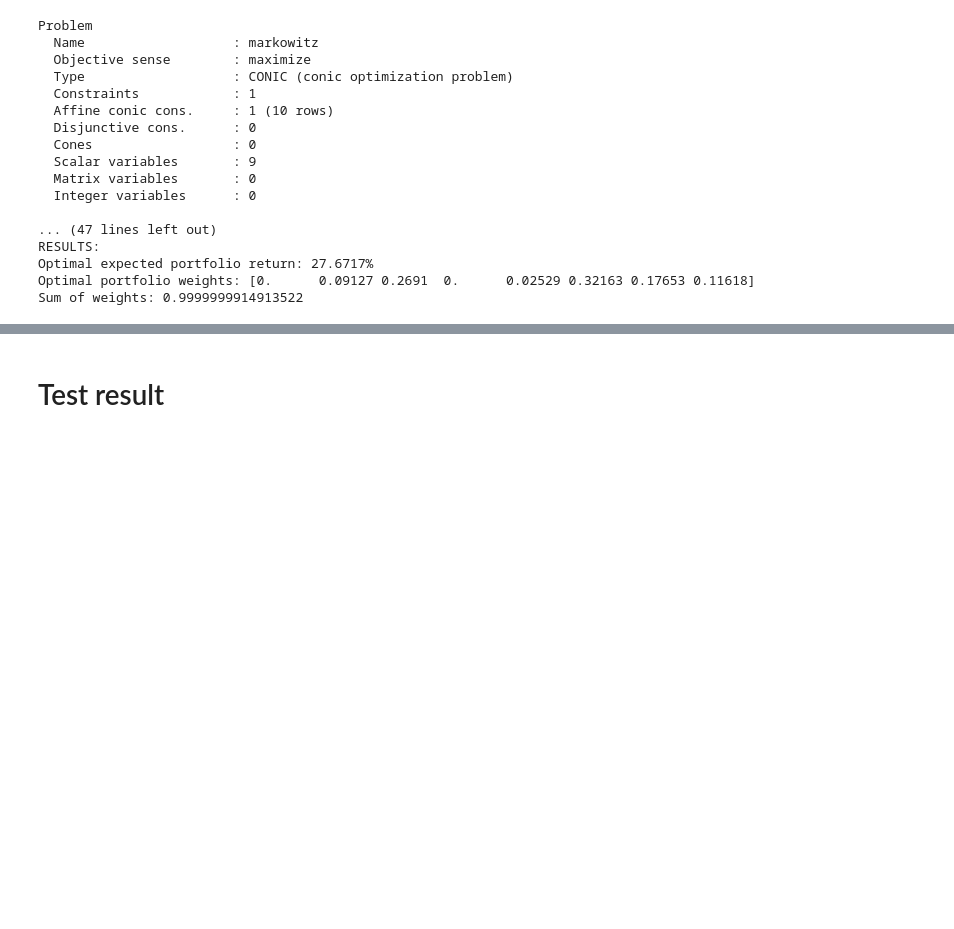
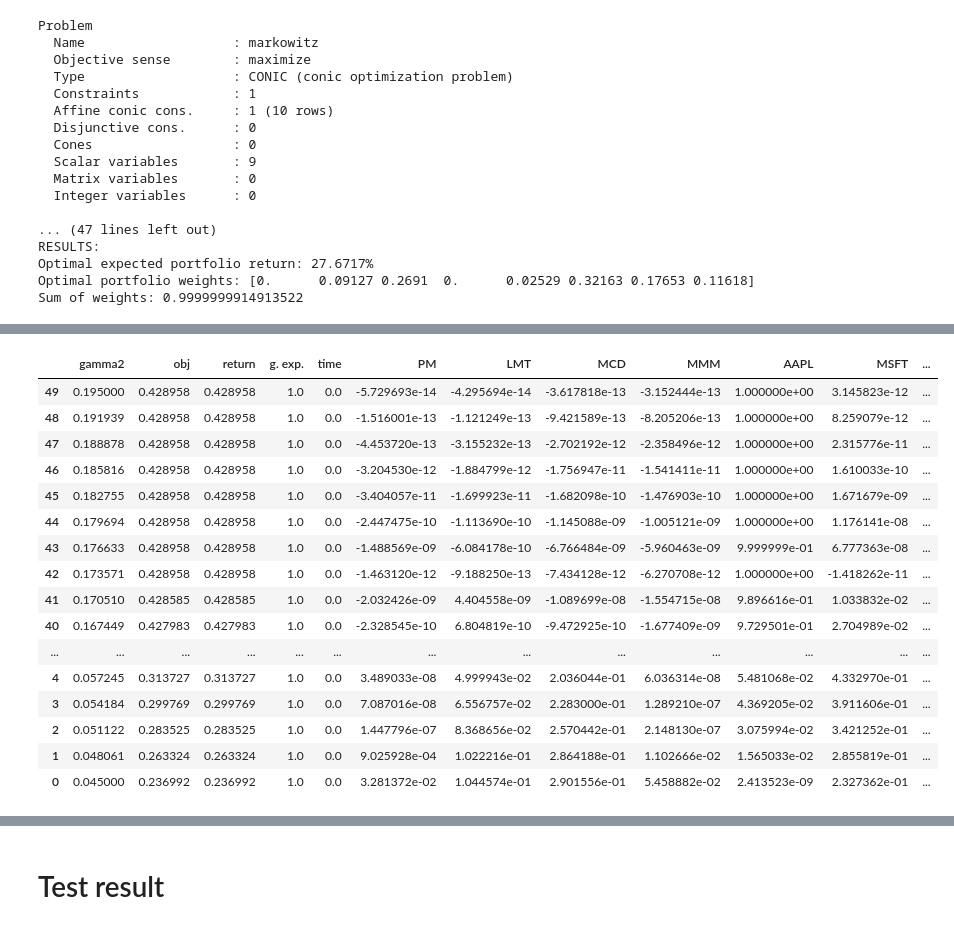
Before and after one commit to upadhyayvivek/MosekPortOpt, a Jupyter notebook: python/notebooks-colab/ch2_mean-variance_optimization.ipynb, the cells around one changed output, grey strips where cells are left out. Saved outputs shown, nothing was run; the diff lists cells and outputs as text; code cells hidden in the pictures; blank space fills up the shorter version.

```diff
--- a/python/notebooks-colab/ch2_mean-variance_optimization.ipynb
+++ b/python/notebooks-colab/ch2_mean-variance_optimization.ipynb
@@ -242,0 +274,20 @@ Sum of weights: 0.9999999914913522
+# %%
+df_result.iloc[::-1]
+# %% [output]
+|  | gamma2 | obj | return | g. exp. | time | PM | LMT | MCD | MMM | AAPL | MSFT | ... |
+| 49 | 0.195000 | 0.428958 | 0.428958 | 1.0 | 0.0 | -5.729693e-14 | -4.295694e-14 | -3.617818e-13 | -3.152444e-13 | 1.000000e+00 | 3.145823e-12 | ... |
+| 48 | 0.191939 | 0.428958 | 0.428958 | 1.0 | 0.0 | -1.516001e-13 | -1.121249e-13 | -9.421589e-13 | -8.205206e-13 | 1.000000e+00 | 8.259079e-12 | ... |
+| 47 | 0.188878 | 0.428958 | 0.428958 | 1.0 | 0.0 | -4.453720e-13 | -3.155232e-13 | -2.702192e-12 | -2.358496e-12 | 1.000000e+00 | 2.315776e-11 | ... |
+| 46 | 0.185816 | 0.428958 | 0.428958 | 1.0 | 0.0 | -3.204530e-12 | -1.884799e-12 | -1.756947e-11 | -1.541411e-11 | 1.000000e+00 | 1.610033e-10 | ... |
+| 45 | 0.182755 | 0.428958 | 0.428958 | 1.0 | 0.0 | -3.404057e-11 | -1.699923e-11 | -1.682098e-10 | -1.476903e-10 | 1.000000e+00 | 1.671679e-09 | ... |
+| 44 | 0.179694 | 0.428958 | 0.428958 | 1.0 | 0.0 | -2.447475e-10 | -1.113690e-10 | -1.145088e-09 | -1.005121e-09 | 1.000000e+00 | 1.176141e-08 | ... |
+| 43 | 0.176633 | 0.428958 | 0.428958 | 1.0 | 0.0 | -1.488569e-09 | -6.084178e-10 | -6.766484e-09 | -5.960463e-09 | 9.999999e-01 | 6.777363e-08 | ... |
+| 42 | 0.173571 | 0.428958 | 0.428958 | 1.0 | 0.0 | -1.463120e-12 | -9.188250e-13 | -7.434128e-12 | -6.270708e-12 | 1.000000e+00 | -1.418262e-11 | ... |
+| 41 | 0.170510 | 0.428585 | 0.428585 | 1.0 | 0.0 | -2.032426e-09 | 4.404558e-09 | -1.089699e-08 | -1.554715e-08 | 9.896616e-01 | 1.033832e-02 | ... |
+| 40 | 0.167449 | 0.427983 | 0.427983 | 1.0 | 0.0 | -2.328545e-10 | 6.804819e-10 | -9.472925e-10 | -1.677409e-09 | 9.729501e-01 | 2.704989e-02 | ... |
+| ... | ... | ... | ... | ... | ... | ... | ... | ... | ... | ... | ... | ... |
+| 4 | 0.057245 | 0.313727 | 0.313727 | 1.0 | 0.0 | 3.489033e-08 | 4.999943e-02 | 2.036044e-01 | 6.036314e-08 | 5.481068e-02 | 4.332970e-01 | ... |
+| 3 | 0.054184 | 0.299769 | 0.299769 | 1.0 | 0.0 | 7.087016e-08 | 6.556757e-02 | 2.283000e-01 | 1.289210e-07 | 4.369205e-02 | 3.911606e-01 | ... |
+| 2 | 0.051122 | 0.283525 | 0.283525 | 1.0 | 0.0 | 1.447796e-07 | 8.368656e-02 | 2.570442e-01 | 2.148130e-07 | 3.075994e-02 | 3.421252e-01 | ... |
+| 1 | 0.048061 | 0.263324 | 0.263324 | 1.0 | 0.0 | 9.025928e-04 | 1.022216e-01 | 2.864188e-01 | 1.102666e-02 | 1.565033e-02 | 2.855819e-01 | ... |
+| 0 | 0.045000 | 0.236992 | 0.236992 | 1.0 | 0.0 | 3.281372e-02 | 1.044574e-01 | 2.901556e-01 | 5.458882e-02 | 2.413523e-09 | 2.327362e-01 | ... |
```
Also changed, not shown: parts of 10 cells of this notebook.
